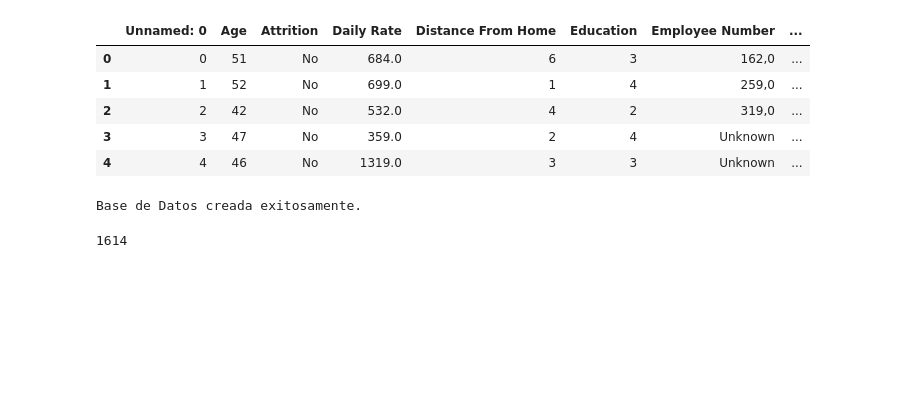
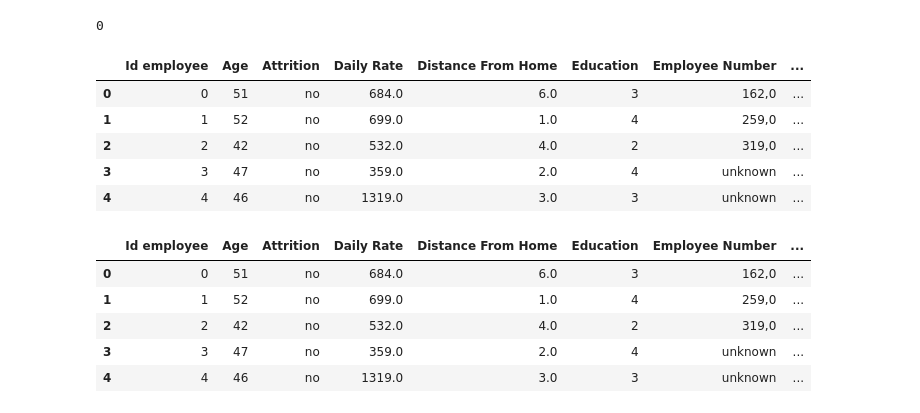
Before and after one commit to Adalab/proyecto-da-promo-c-modulo-3-team-1, a Jupyter notebook: proyecto3_equipo1.ipynb, the cells around one changed output. Saved outputs shown, nothing was run; the diff lists cells and outputs as text; code cells hidden in the pictures; blank space fills up the shorter version.

```diff
--- a/proyecto3_equipo1.ipynb
+++ b/proyecto3_equipo1.ipynb
@@ -1258,41 +1088,0 @@ df3.to_csv("df_final.csv", index=False)
-# %%
-datos = pd.read_csv("df_final.csv")
-datos.head()
-# %% [output]
-|  | Unnamed: 0 | Age | Attrition | Daily Rate | Distance From Home | Education | Employee Number | ... |
-| 0 | 0 | 51 | No | 684.0 | 6 | 3 | 162,0 | ... |
-| 1 | 1 | 52 | No | 699.0 | 1 | 4 | 259,0 | ... |
-| 2 | 2 | 42 | No | 532.0 | 4 | 2 | 319,0 | ... |
-| 3 | 3 | 47 | No | 359.0 | 2 | 4 | Unknown | ... |
-| 4 | 4 | 46 | No | 1319.0 | 3 | 3 | Unknown | ... |
-# %%
-# Carga de datos (LOAD)
-
-from sqlalchemy import create_engine
-import pymysql
-
-# Conectar a MySQL usando pymysql
-connection = pymysql.connect(
-    host='localhost',
-    user='root',
-    password='AlumnaAdalab'
-)
-
-# Crear un cursor
-cursor = connection.cursor()
-
-# Crear una base de datos de ejemplo
-cursor.execute("CREATE DATABASE IF NOT EXISTS bd_proyecto3")
-print("Base de Datos creada exitosamente.")
-
-# Cerrar la conexión
-connection.close()
-
-# Insertar los datos en tablas dentro de la base de datos
-
-engine = create_engine('mysql+pymysql://root:AlumnaAdalab@127.0.0.1/bd_proyecto3')
-# Insertar datos desde los DataFrames en MySQL
-datos.to_sql('datos', con=engine, if_exists='append', index=False)
-# %% [output]
-Base de Datos creada exitosamente.
-1614
@@ -1298,0 +1093,5 @@ Base de Datos creada exitosamente.
+# %%
+# Comrpobamos cuántos duplicados existen:
+df2.duplicated().sum()
+# %% [output]
+0
@@ -1298,0 +1102,28 @@ Base de Datos creada exitosamente.
+# %%
+# Queremos cambiar todos los registros a minúsculas de las siguientes columnas:
+# 'Attrition', 'Employee Number', 'Job Role', 'Over Time', 'Education Field'
+col_lower = ['Attrition', 'Employee Number', 'Job Role', 'Over Time', 'Education Field']
+# Las iteramos para ir pasando cada columna a minúscula:
+for col in col_lower:
+    df2[col] = df2[col].str.lower()
+# Mostrar el DataFrame modificado:
+df2.head()
+# %% [output]
+|  | Id employee | Age | Attrition | Daily Rate | Distance From Home | Education | Employee Number | ... |
+| 0 | 0 | 51 | no | 684.0 | 6.0 | 3 | 162,0 | ... |
+| 1 | 1 | 52 | no | 699.0 | 1.0 | 4 | 259,0 | ... |
+| 2 | 2 | 42 | no | 532.0 | 4.0 | 2 | 319,0 | ... |
+| 3 | 3 | 47 | no | 359.0 | 2.0 | 4 | unknown | ... |
+| 4 | 4 | 46 | no | 1319.0 | 3.0 | 3 | unknown | ... |
+# %%
+# Queremos dejar con 2 decimales la columna 'Monthly Income':
+df2['Monthly Income'] = df2['Monthly Income'].round(2)
+# Mostrar el DataFrame modificado:
+df2.head()
+# %% [output]
+|  | Id employee | Age | Attrition | Daily Rate | Distance From Home | Education | Employee Number | ... |
+| 0 | 0 | 51 | no | 684.0 | 6.0 | 3 | 162,0 | ... |
+| 1 | 1 | 52 | no | 699.0 | 1.0 | 4 | 259,0 | ... |
+| 2 | 2 | 42 | no | 532.0 | 4.0 | 2 | 319,0 | ... |
+| 3 | 3 | 47 | no | 359.0 | 2.0 | 4 | unknown | ... |
+| 4 | 4 | 46 | no | 1319.0 | 3.0 | 3 | unknown | ... |
```
Also changed, not shown: parts of 218 cells of this notebook.
